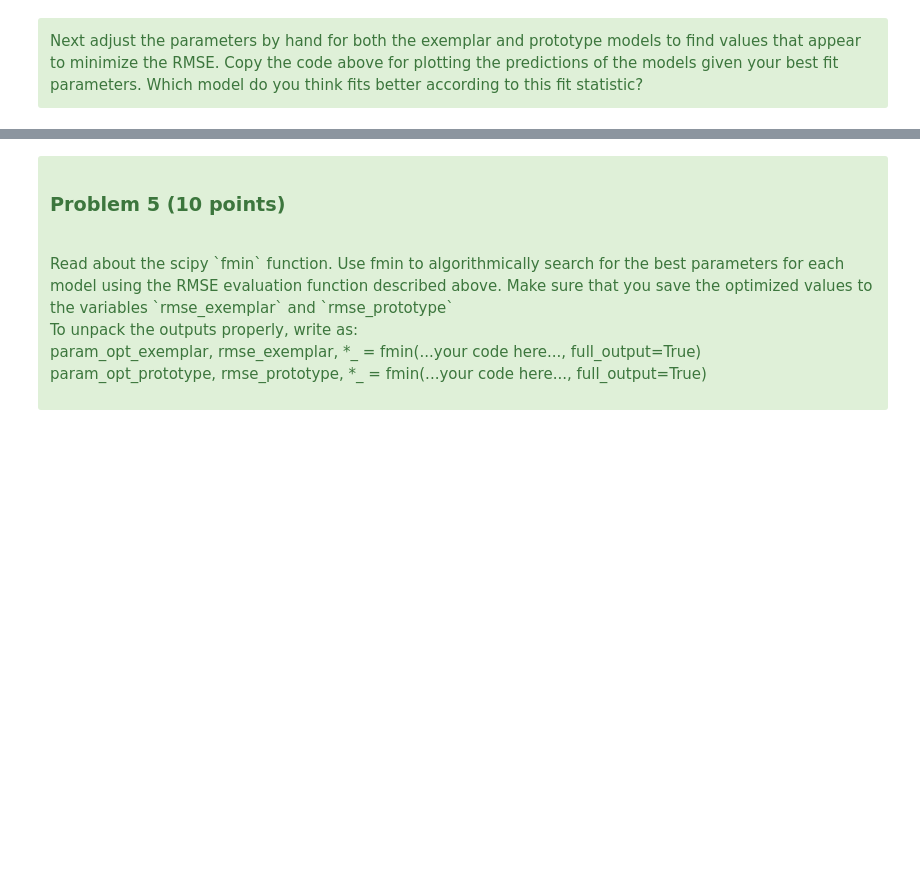
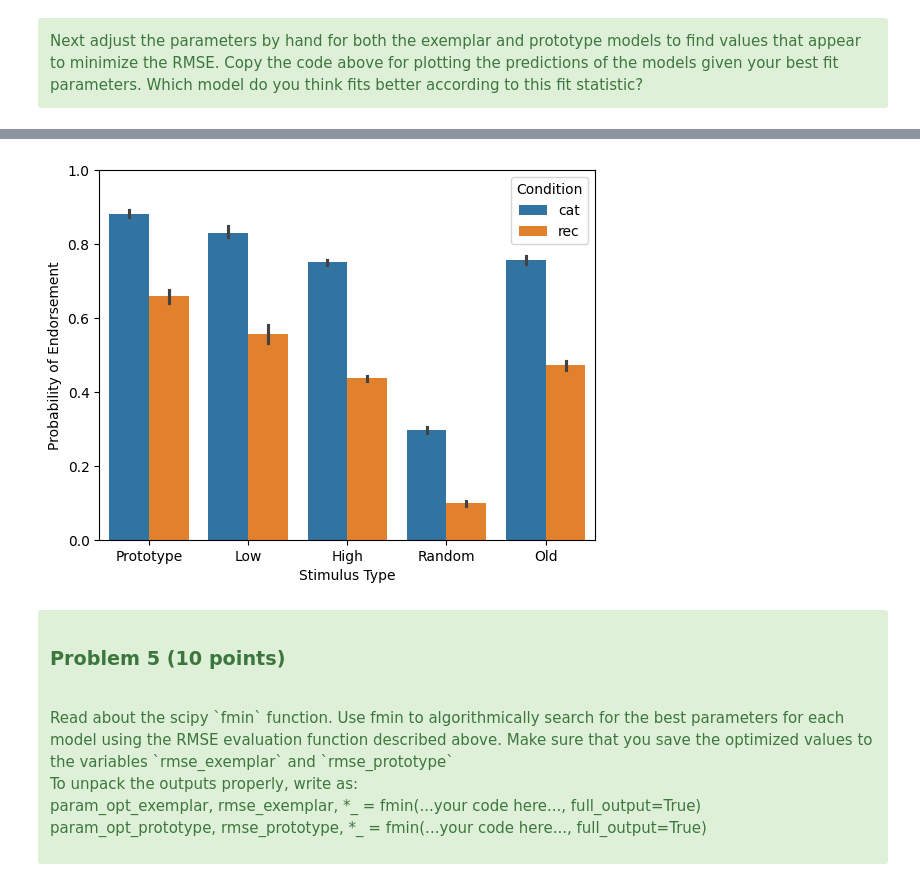
Before and after one commit to honuboy/PSY360, a Jupyter notebook: homeworks/homework-Categorization/Homework-Categorization-PartA.ipynb, the cells around one changed output, grey strips where cells are left out. Cells and saved outputs as stored; diff of their text form; code cells hidden in the pictures; blank space fills up the shorter version.

```diff
--- a/homeworks/homework-Categorization/Homework-Categorization-PartA.ipynb
+++ b/homeworks/homework-Categorization/Homework-Categorization-PartA.ipynb
@@ -639,3 +655,12 @@ My errors are pretty close! Both just above 8.1%. However, I was able to get the
+# %%
+# prototype
+
+c_cat, k_cat, c_rec, k_rec = 1.4, 0.045, 1.35, 0.195
+res=get_prototype_results(c_cat, k_cat, c_rec, k_rec)
+ax = sns.barplot(x="Stimulus Type", y="Probability of Endorsement", hue="Condition", data=res)
+ax.set_ylim(0, 1.0);
+# %% [output]
+[figure, added]
 # %% [markdown]
 <div class="alert alert-success" role="alert">
 <h3> Problem 5 (10 points) </h3><br>
```
Also changed, not shown: parts of 8 cells of this notebook.
